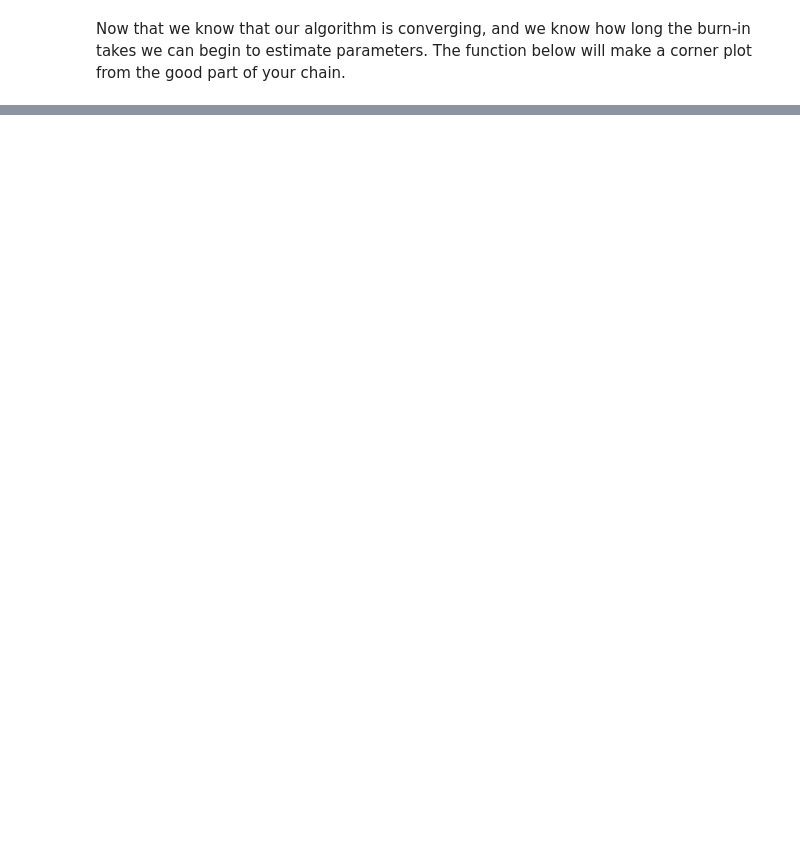
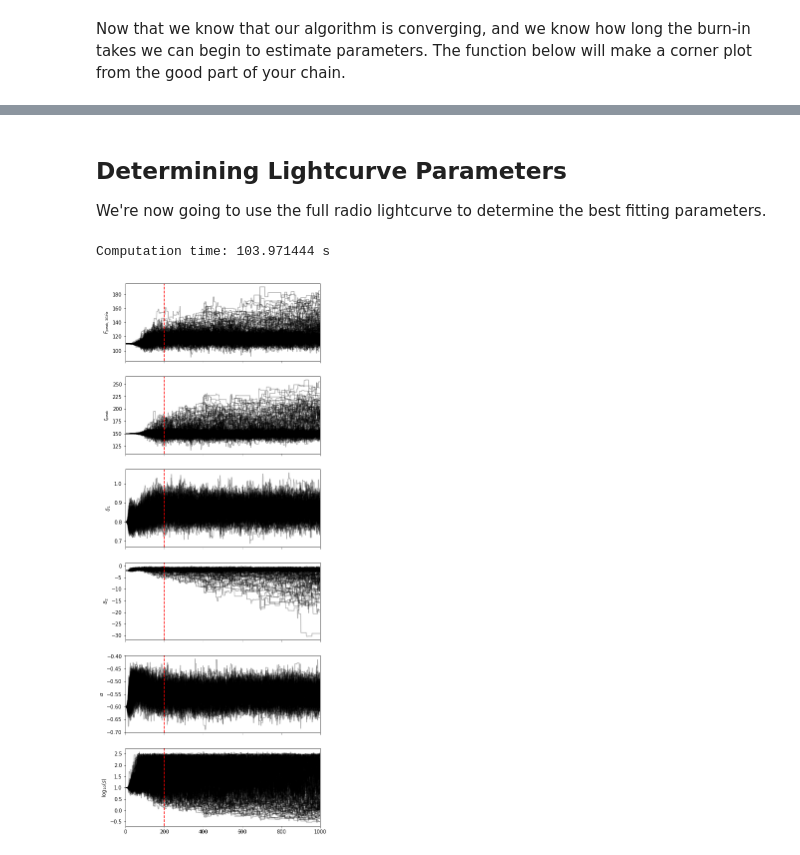
Before and after one commit to ddobie/growth-winter-school-2018, a Jupyter notebook: full_solutions.ipynb, the cells around one changed output, grey strips where cells are left out. Saved outputs shown, nothing was run; the diff lists cells and outputs as text; code cells hidden in the pictures; blank space fills up the shorter version.

```diff
--- a/full_solutions.ipynb
+++ b/full_solutions.ipynb
@@ -477,0 +474,16 @@ calculate_ftest(chi2_best, p_t, chi2_nt, p_nt, n)
+# %% [markdown]
+## Determining Lightcurve Parameters
+We're now going to use the full radio lightcurve to determine the best fitting parameters.
+# %%
+data = load_data()
+
+full_sampler = run_mcmc(data)
+full_chain = sampler.chain
+# %% [output]
+Computation time: 103.971444 s
+# %%
+full_chain_cut = 200
+
+make_chain_plot(full_chain, full_chain_cut)
+# %% [output]
+[figure, added]
```
Also changed, not shown: parts of 17 cells of this notebook.
